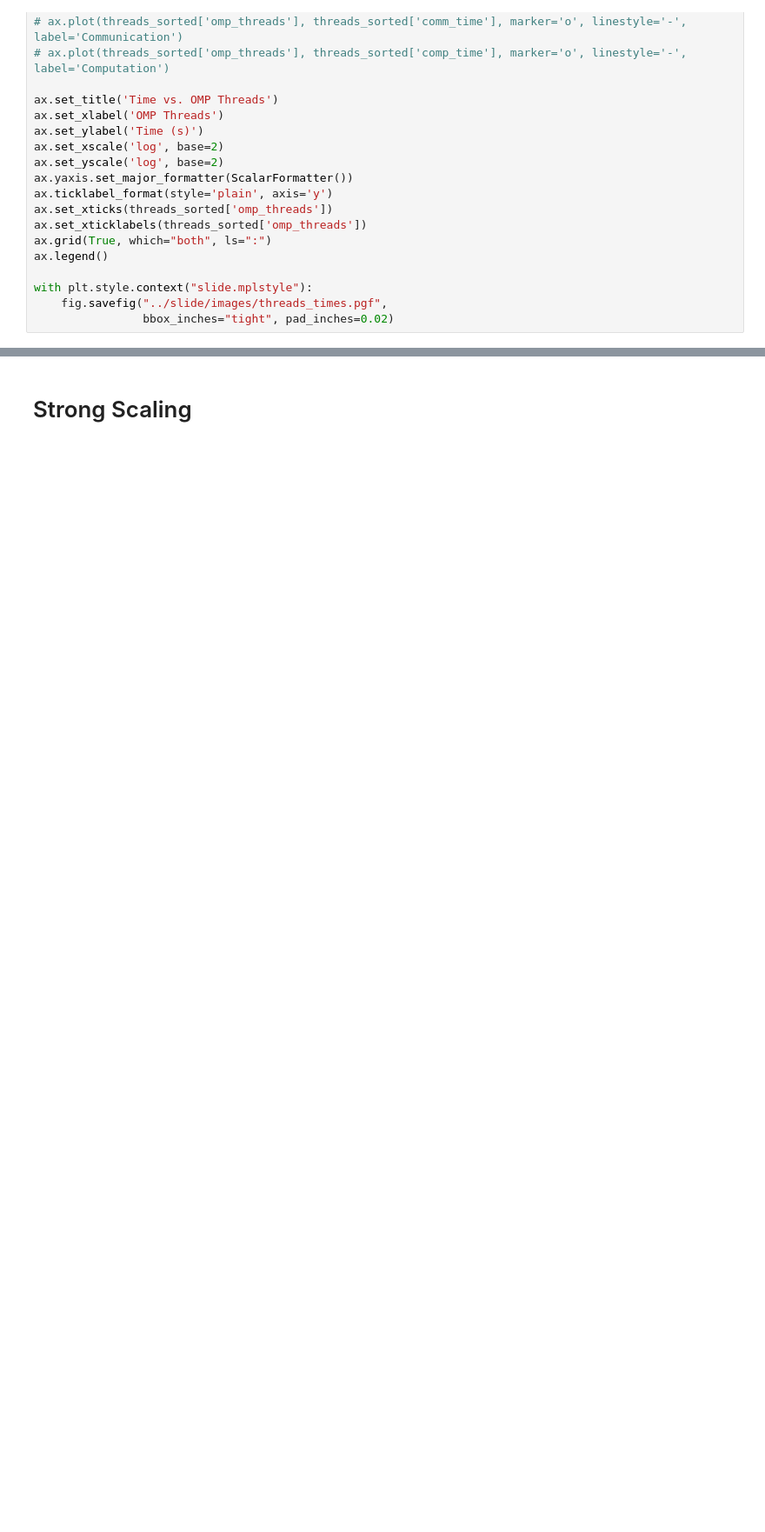
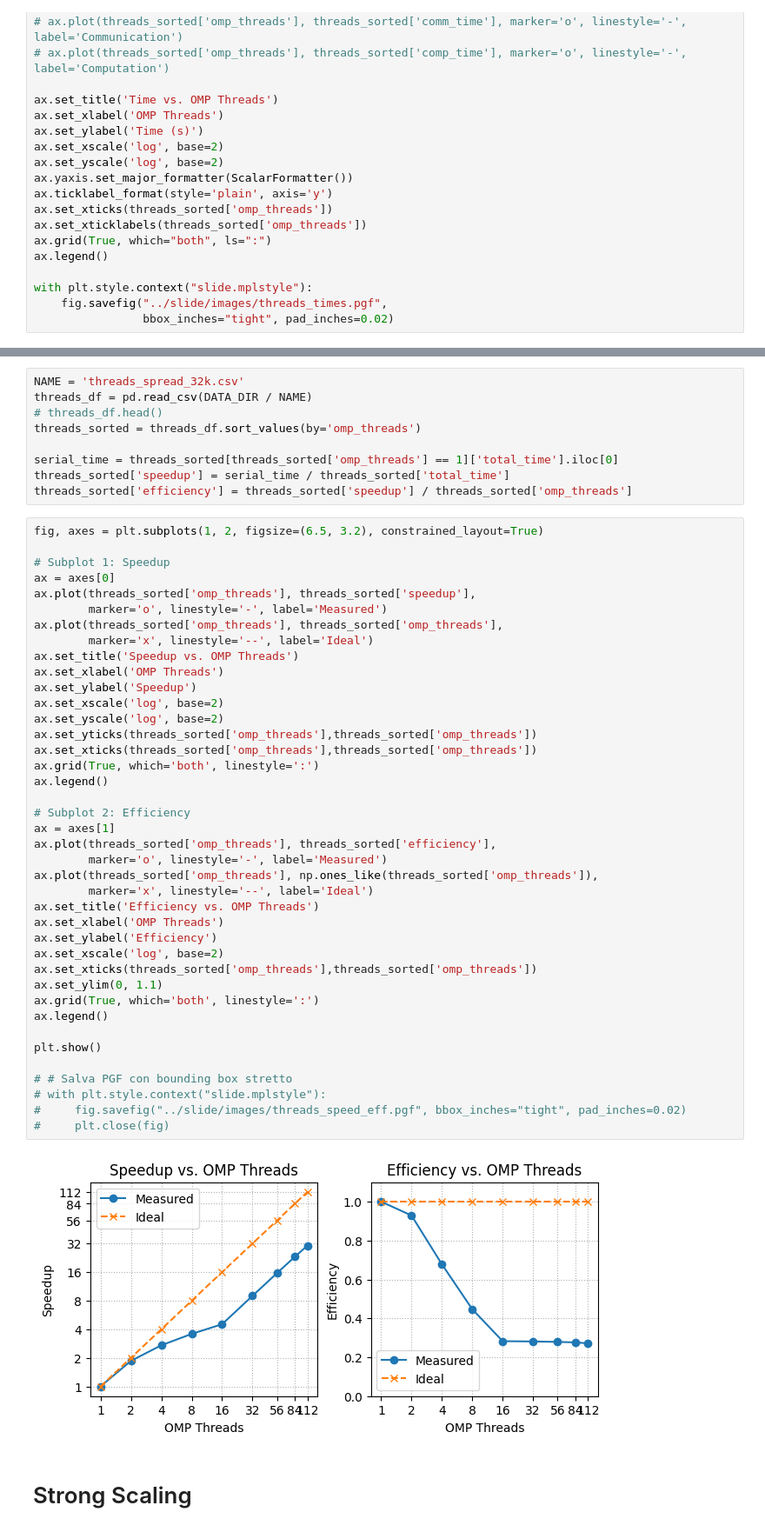
Before and after one commit to giovanni-lucarelli/HPC-assignment, a Jupyter notebook: plot/results.ipynb, the cells around one changed output, grey strips where cells are left out. Shown at 87% size. Cells and saved outputs as stored; diff of their text form; blank space fills up the shorter version.

Commit message:
slides

```diff
--- a/plot/results.ipynb
+++ b/plot/results.ipynb
@@ -115,3 +117,54 @@ with plt.style.context("slide.mplstyle"):
+# %%
+NAME = 'threads_spread_32k.csv'
+threads_df = pd.read_csv(DATA_DIR / NAME)
+# threads_df.head()
+threads_sorted = threads_df.sort_values(by='omp_threads')
+
+serial_time = threads_sorted[threads_sorted['omp_threads'] == 1]['total_time'].iloc[0]
+threads_sorted['speedup'] = serial_time / threads_sorted['total_time']
+threads_sorted['efficiency'] = threads_sorted['speedup'] / threads_sorted['omp_threads']
+# %%
+fig, axes = plt.subplots(1, 2, figsize=(6.5, 3.2), constrained_layout=True)
+
+# Subplot 1: Speedup
+ax = axes[0]
+ax.plot(threads_sorted['omp_threads'], threads_sorted['speedup'],
+        marker='o', linestyle='-', label='Measured')
+ax.plot(threads_sorted['omp_threads'], threads_sorted['omp_threads'],
+        marker='x', linestyle='--', label='Ideal')
+ax.set_title('Speedup vs. OMP Threads')
+ax.set_xlabel('OMP Threads')
+ax.set_ylabel('Speedup')
+ax.set_xscale('log', base=2)
+ax.set_yscale('log', base=2)
+ax.set_yticks(threads_sorted['omp_threads'],threads_sorted['omp_threads'])
+ax.set_xticks(threads_sorted['omp_threads'],threads_sorted['omp_threads'])
+ax.grid(True, which='both', linestyle=':')
+ax.legend()
+
+# Subplot 2: Efficiency
+ax = axes[1]
+ax.plot(threads_sorted['omp_threads'], threads_sorted['efficiency'],
+        marker='o', linestyle='-', label='Measured')
+ax.plot(threads_sorted['omp_threads'], np.ones_like(threads_sorted['omp_threads']),
+        marker='x', linestyle='--', label='Ideal')
+ax.set_title('Efficiency vs. OMP Threads')
+ax.set_xlabel('OMP Threads')
+ax.set_ylabel('Efficiency')
+ax.set_xscale('log', base=2)
+ax.set_xticks(threads_sorted['omp_threads'],threads_sorted['omp_threads'])
+ax.set_ylim(0, 1.1)
+ax.grid(True, which='both', linestyle=':')
+ax.legend()
+
+plt.show()
+
+# # Salva PGF con bounding box stretto
+# with plt.style.context("slide.mplstyle"):
+#     fig.savefig("../slide/images/threads_speed_eff.pgf", bbox_inches="tight", pad_inches=0.02)
+#     plt.close(fig)
+# %% [output]
+[figure, added]
 # %% [markdown]
 # Strong Scaling
 # %%
```
Also changed, not shown: parts of 2 cells of this notebook, 6 other files.
